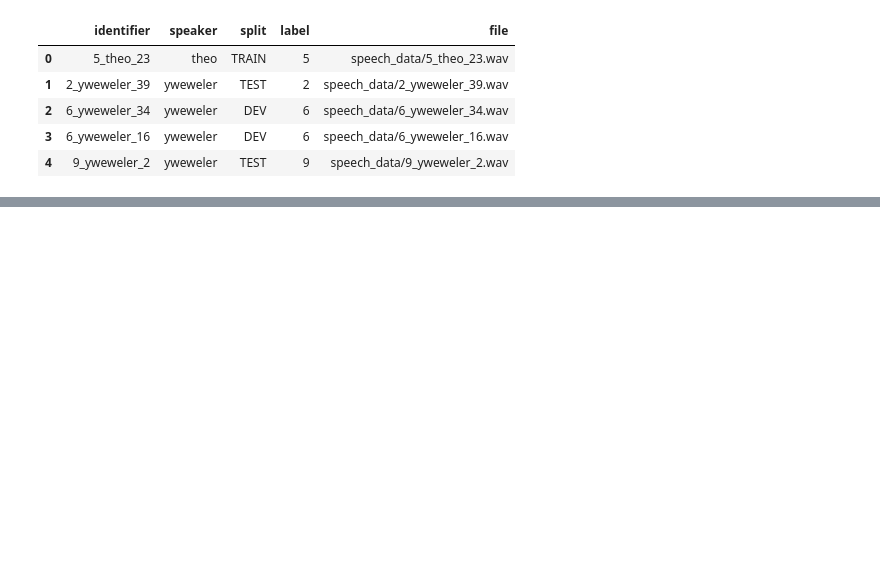
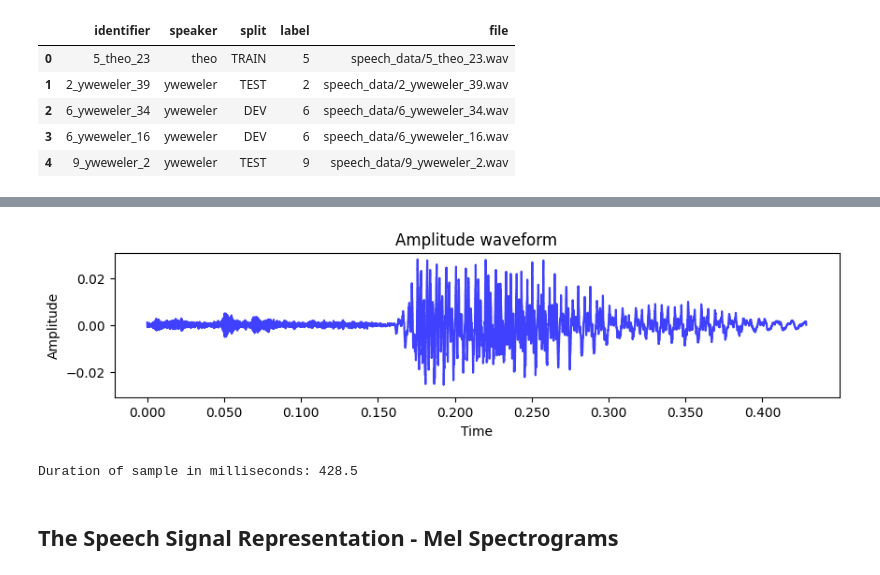
Before and after one commit to Thunfischpirat/SpokenDigits, a Jupyter notebook: DataExploration.ipynb, the cells around one changed output, grey strips where cells are left out. Cells and saved outputs as stored; diff of their text form; code cells hidden in the pictures; blank space fills up the shorter version.

```diff
--- a/DataExploration.ipynb
+++ b/DataExploration.ipynb
@@ -38,0 +61,6 @@ label_counts
+# %%
+sample_wav_file = sdr_df.loc[sdr_df['identifier'] == '7_theo_0'].file[700]
+
+x, sr = librosa.load(sample_wav_file)
+print(f"Sampling rate: {sr} Hz")
+ipd.Audio(x, rate=sr)
@@ -38,0 +70,17 @@ label_counts
+# %%
+# plot as a waveform
+fig, ax = plt.subplots(figsize=(10, 2), sharex=True)
+
+img = librosa.display.waveshow(y=x, sr=sr, alpha=0.75, x_axis='time', color='blue')
+
+ax.set(title='Amplitude waveform')
+ax.set_ylabel('Amplitude')
+ax.label_outer()
+# %% [output]
+[figure, added]
+# %%
+print(f"Duration of sample in milliseconds: {(1000*len(x))/SAMPLING_RATE}")
+# %% [output]
+Duration of sample in milliseconds: 428.5
+# %% [markdown]
+## The Speech Signal Representation - Mel Spectrograms
```
Also changed, not shown: parts of 12 cells of this notebook.
